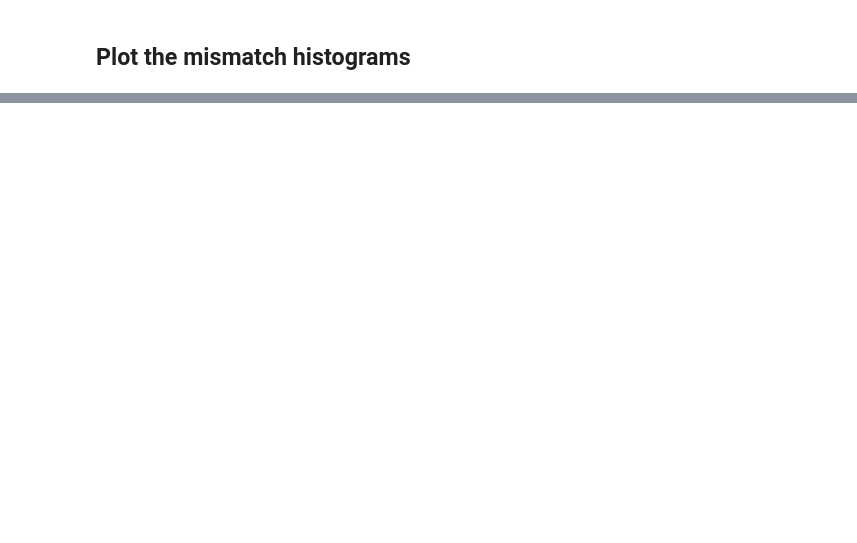
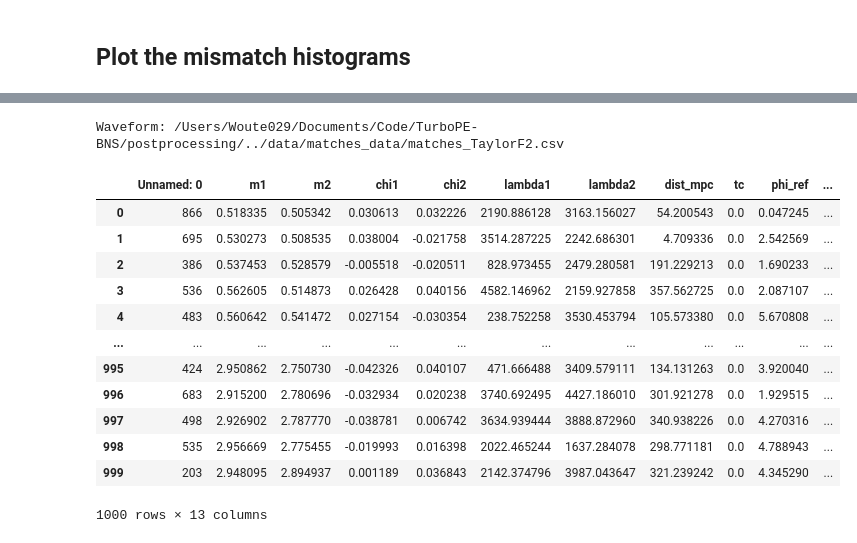
Before and after one commit to ThibeauWouters/TurboPE-BNS, a Jupyter notebook: postprocessing/plot_ripple_matches.ipynb, the cells around one changed output, grey strips where cells are left out. Saved outputs shown, nothing was run; the diff lists cells and outputs as text; code cells hidden in the pictures; blank space fills up the shorter version.

```diff
--- a/postprocessing/plot_ripple_matches.ipynb
+++ b/postprocessing/plot_ripple_matches.ipynb
@@ -210,0 +203,20 @@ plt.show()
+# %%
+matches_filename = os.path.join(os.getcwd(), f"../data/matches_data/matches_TaylorF2.csv")
+print(f"Waveform: {matches_filename}")
+matches_df = pd.read_csv(matches_filename)
+matches_df
+# %% [output]
+Waveform: /Users/Woute029/Documents/Code/TurboPE-BNS/postprocessing/../data/matches_data/matches_TaylorF2.csv
+|  | Unnamed: 0 | m1 | m2 | chi1 | chi2 | lambda1 | lambda2 | dist_mpc | tc | phi_ref | ... |
+| 0 | 866 | 0.518335 | 0.505342 | 0.030613 | 0.032226 | 2190.886128 | 3163.156027 | 54.200543 | 0.0 | 0.047245 | ... |
+| 1 | 695 | 0.530273 | 0.508535 | 0.038004 | -0.021758 | 3514.287225 | 2242.686301 | 4.709336 | 0.0 | 2.542569 | ... |
+| 2 | 386 | 0.537453 | 0.528579 | -0.005518 | -0.020511 | 828.973455 | 2479.280581 | 191.229213 | 0.0 | 1.690233 | ... |
+| 3 | 536 | 0.562605 | 0.514873 | 0.026428 | 0.040156 | 4582.146962 | 2159.927858 | 357.562725 | 0.0 | 2.087107 | ... |
+| 4 | 483 | 0.560642 | 0.541472 | 0.027154 | -0.030354 | 238.752258 | 3530.453794 | 105.573380 | 0.0 | 5.670808 | ... |
+| ... | ... | ... | ... | ... | ... | ... | ... | ... | ... | ... | ... |
+| 995 | 424 | 2.950862 | 2.750730 | -0.042326 | 0.040107 | 471.666488 | 3409.579111 | 134.131263 | 0.0 | 3.920040 | ... |
+| 996 | 683 | 2.915200 | 2.780696 | -0.032934 | 0.020238 | 3740.692495 | 4427.186010 | 301.921278 | 0.0 | 1.929515 | ... |
+| 997 | 498 | 2.926902 | 2.787770 | -0.038781 | 0.006742 | 3634.939444 | 3888.872960 | 340.938226 | 0.0 | 4.270316 | ... |
+| 998 | 535 | 2.956669 | 2.775455 | -0.019993 | 0.016398 | 2022.465244 | 1637.284078 | 298.771181 | 0.0 | 4.788943 | ... |
+| 999 | 203 | 2.948095 | 2.894937 | 0.001189 | 0.036843 | 2142.374796 | 3987.043647 | 321.239242 | 0.0 | 4.345290 | ... |
+1000 rows × 13 columns
```
Also changed, not shown: parts of 17 cells of this notebook, 13 other files.
